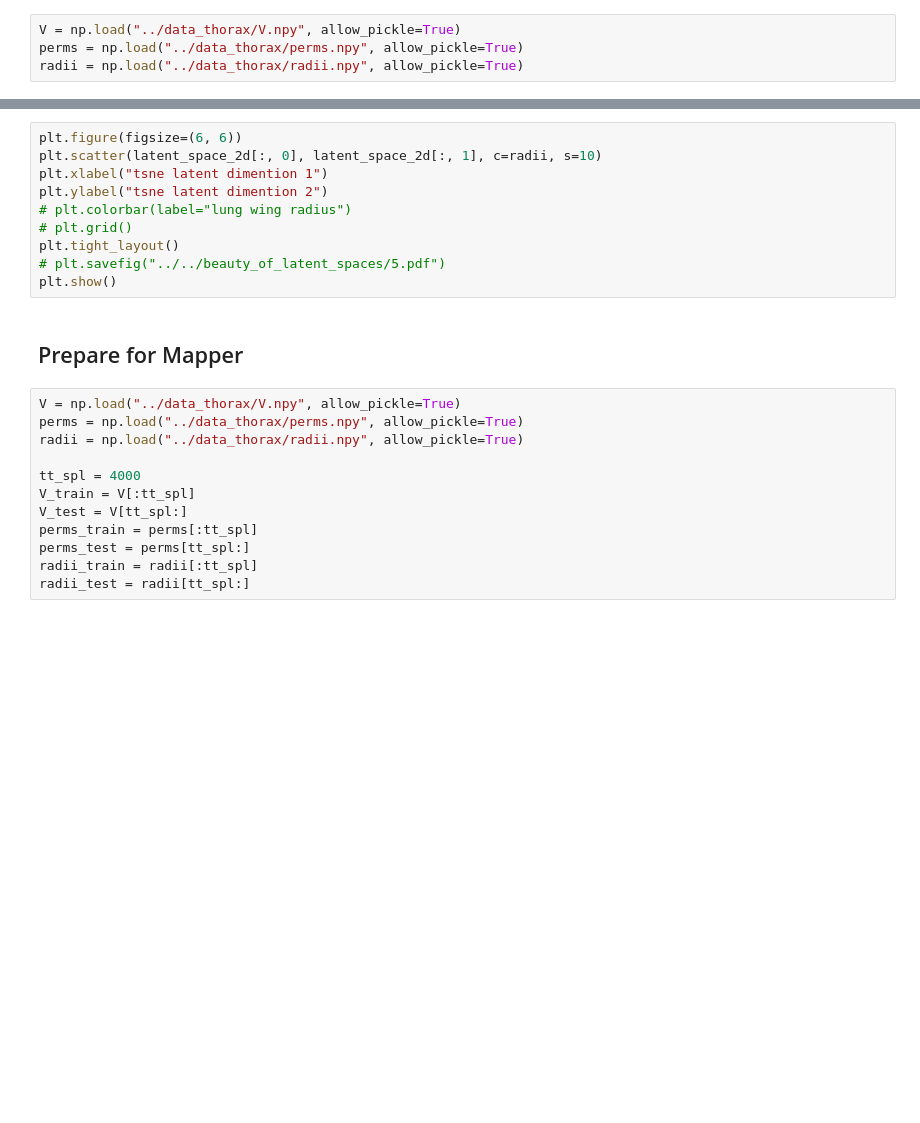
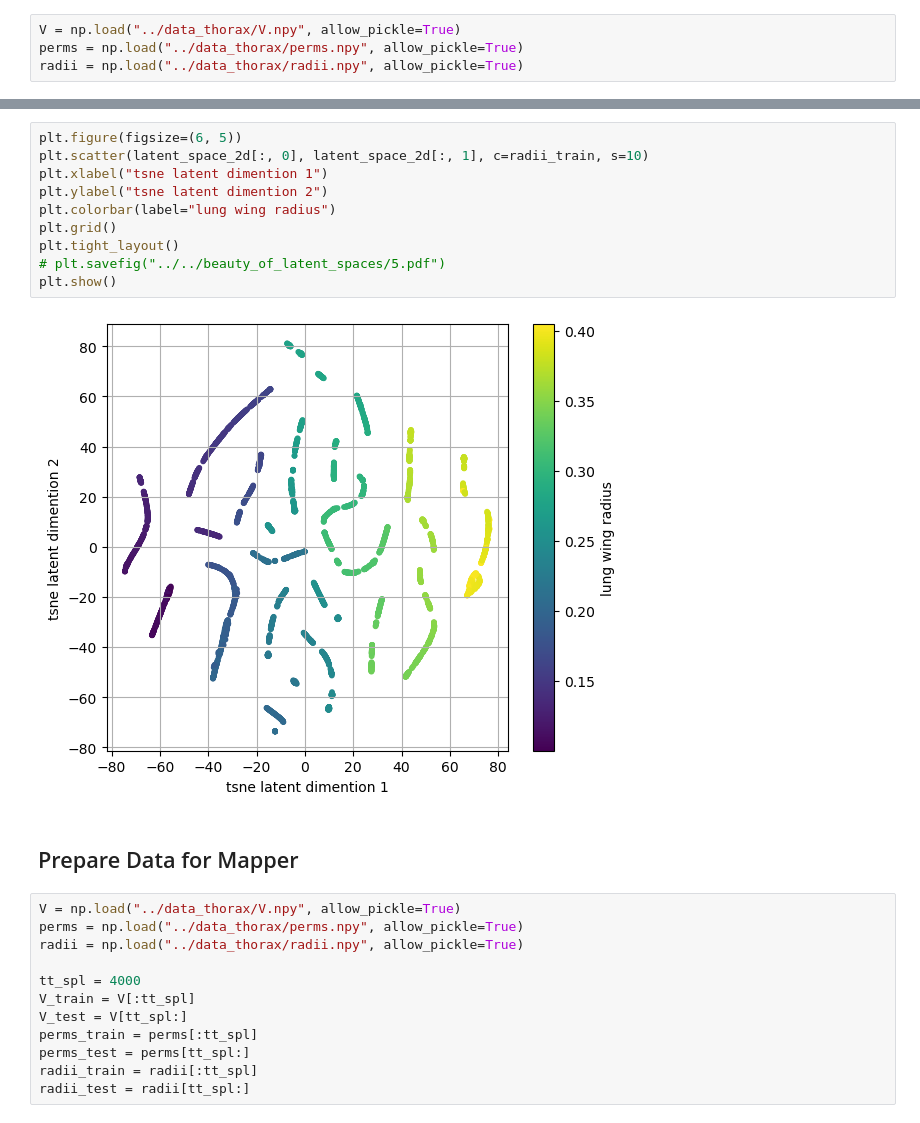
Before and after one commit to spatialaudio/Data-Driven-EIT-Imaging-using-Recurrent-Neural-Networks, a Jupyter notebook: codes/pred_thorax_LSTM_M_VAE.ipynb, the cells around one changed output, grey strips where cells are left out. Cells and saved outputs as stored; diff of their text form; blank space fills up the shorter version.

```diff
--- a/codes/pred_thorax_LSTM_M_VAE.ipynb
+++ b/codes/pred_thorax_LSTM_M_VAE.ipynb
@@ -204,15 +221,18 @@ latent_space_2d = tsne.fit_transform(all_z)  # latent data
 # %%
-plt.figure(figsize=(6, 6))
-plt.scatter(latent_space_2d[:, 0], latent_space_2d[:, 1], c=radii, s=10)
+plt.figure(figsize=(6, 5))
+plt.scatter(latent_space_2d[:, 0], latent_space_2d[:, 1], c=radii_train, s=10)
 plt.xlabel("tsne latent dimention 1")
 plt.ylabel("tsne latent dimention 2")
-# plt.colorbar(label="lung wing radius")
-# plt.grid()
+plt.colorbar(label="lung wing radius")
+plt.grid()
 plt.tight_layout()
 # plt.savefig("../../beauty_of_latent_spaces/5.pdf")
 plt.show()
+# %% [output]
+[figure, added]
 # %% [markdown]
-## Prepare for Mapper
+<a id="prepdataformapper"></a>
+## Prepare Data for Mapper
 # %%
 V = np.load("../data_thorax/V.npy", allow_pickle=True)
 perms = np.load("../data_thorax/perms.npy", allow_pickle=True)
```
Also changed, not shown: parts of 81 cells of this notebook, 59 other files.
